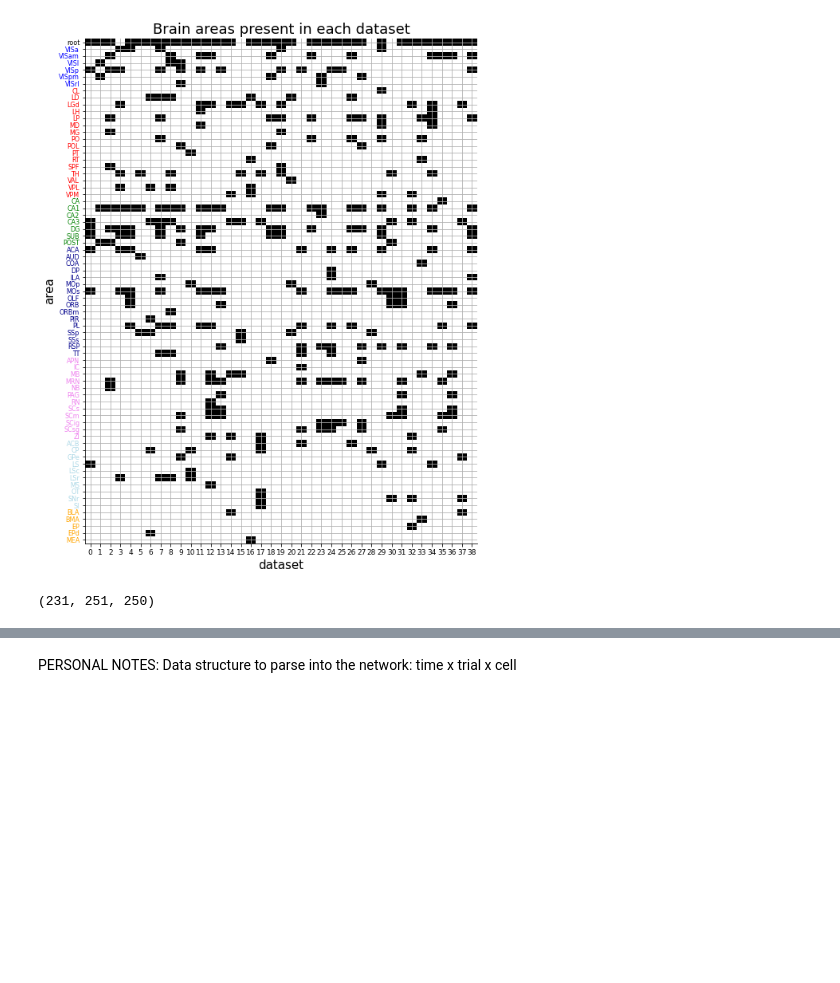
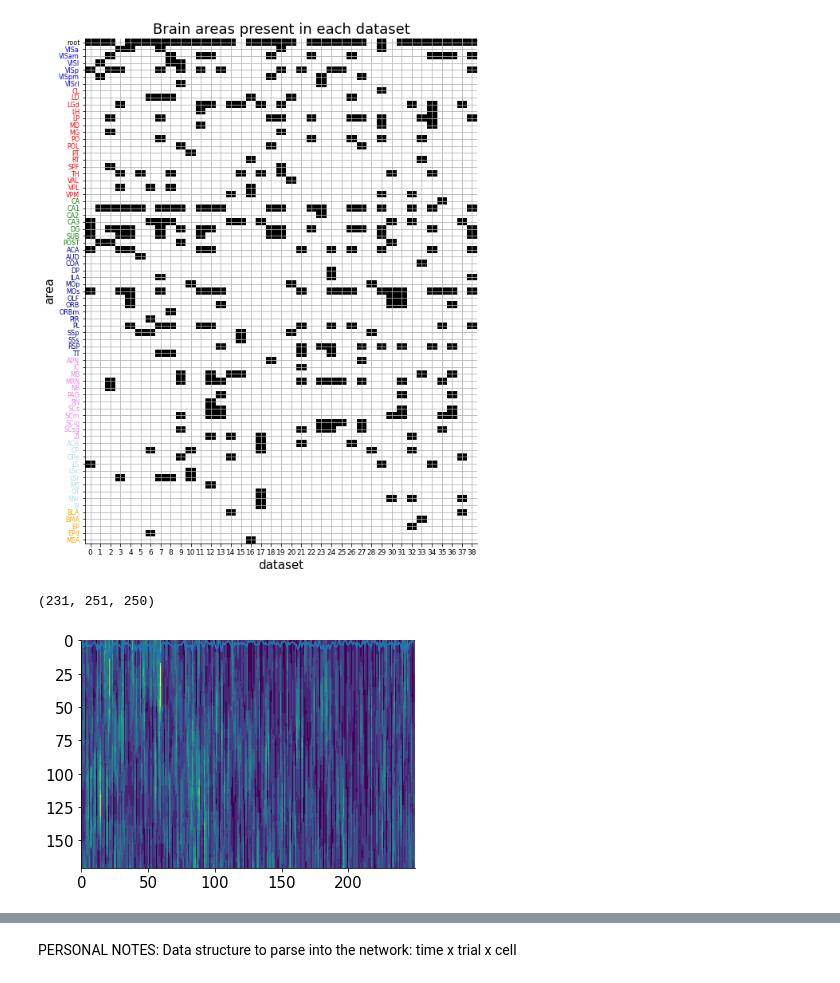
Before and after one commit to mattiazanzi/NMA_latentDynamics_MZ, a Jupyter notebook: Load_steinmetz_decisions.ipynb, the cells around one changed output, grey strips where cells are left out. Cells and saved outputs as stored; diff of their text form; code cells hidden in the pictures; blank space fills up the shorter version.

```diff
--- a/Load_steinmetz_decisions.ipynb
+++ b/Load_steinmetz_decisions.ipynb
@@ -170,29 +170,28 @@ VISl.shape
 # %%
 # Sliding averaged window:
 
 window_len = 60 # in trials
 
 last_step  = VISl.shape[0] - window_len
 step_range = (np.arange(0, last_step, 1))
 
 # init
 spike_rate = np.zeros((VISl.shape[0], last_step, VISl.shape[2]))
 
 # loop over neurons
 for n in range(0, VISl.shape[0]):
 
   # slide trial window
   for p in step_range:
 
     # compute average and fill spike rate matrix
     for x in range(0, VISl.shape[1], window_len):
       trial_avg = VISl[0, np.arange(p, p+window_len, 1), :].mean(axis=0)
       trial_avg = trial_avg/0.01 # time average
       spike_rate[n,p,:] = trial_avg
 
 ex_unit  = 10
-ex_trial = 30
 
 plt.imshow(spike_rate[ex_unit, :, :])
-plt.plot(spike_rate[ex_unit, ex_trial, :])
-plt.show()
+# %% [output]
+[figure, added]
```
Also changed, not shown: parts of 1 cell of this notebook.
